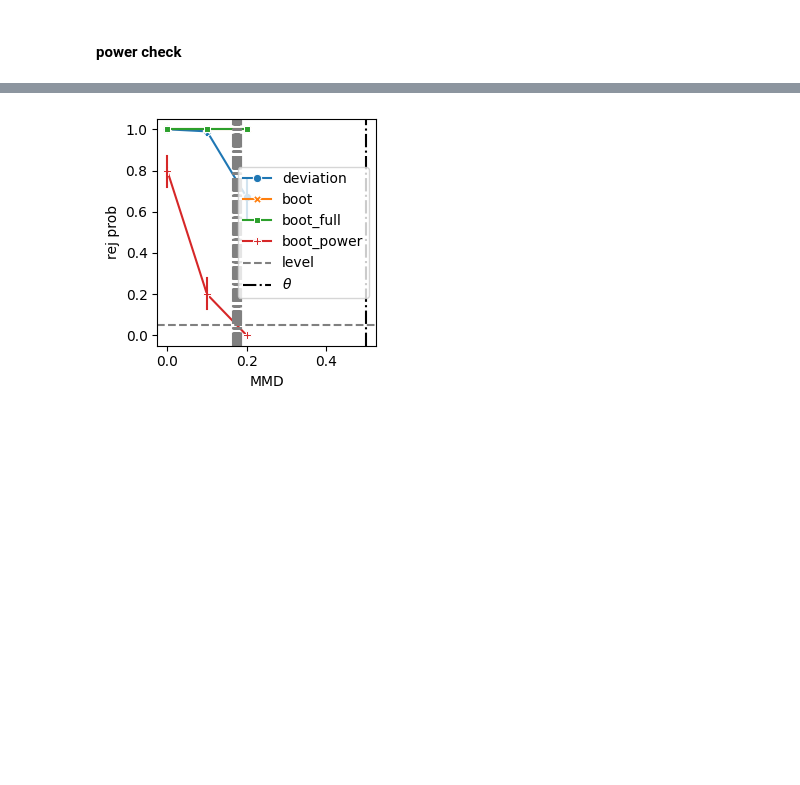
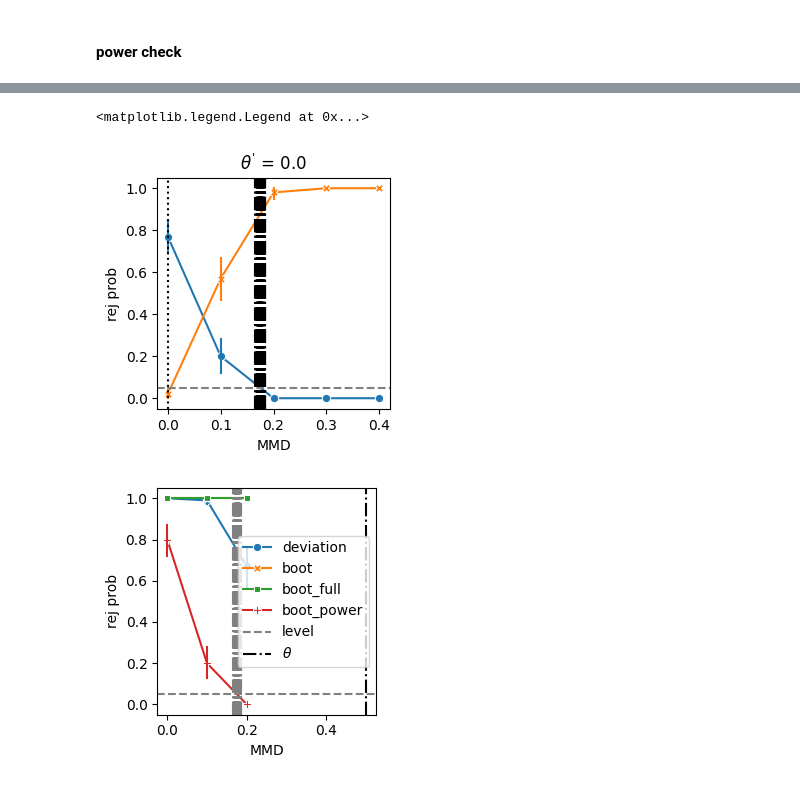
Before and after one commit to XingLLiu/robust-kernel-test, a Jupyter notebook: notebooks/reversed.ipynb, the cells around one changed output, grey strips where cells are left out. Saved outputs shown, nothing was run; the diff lists cells and outputs as text; code cells hidden in the pictures; blank space fills up the shorter version.

Commit message:
fix med heuristic initiation; correct bootstrap

```diff
--- a/notebooks/reversed.ipynb
+++ b/notebooks/reversed.ipynb
@@ -591,3 +629,6 @@ plt.tight_layout()
 # %%
 # import pickle
 # pickle.dump(res_power, open("../res/reversed/res_power.pkl", "wb"))
+# %%
+xx = data_power["Xs_ls"][0][0]
+kk = kernels.RBF(med_heuristic=True, X=xx, Y=xx)
@@ -593,0 +637,7 @@ plt.tight_layout()
+# %%
+np.random.seed(2024)
+
+res_power_orig = mmd_experiment(
+    kernels.RBF, data_power["Xs_ls"], data_power["Ys_ls"], theta=theta, keys=keys,
+    beta=0.2, quantiles=data_power["quantiles"], method="original"
+)
@@ -594,3 +650,42 @@ plt.tight_layout()
+# %%
+fig, ax = plt.subplots(nrows=1, ncols=1, figsize=(3, 3))
+
+tt = theta_prime_ls[0]
+rr = res_power[tt]
+
+names = ["boot_power"]
+rej_df = {"rej": [], "method": [], "xaxis": []}
+for nn in names:
+    for kk in keys:
+        rej_ls = rr[kk][nn]["rej"]
+        rej_df["rej"] = rej_df["rej"] + rej_ls
+        rej_df["method"] = rej_df["method"] + [nn] * len(rej_ls)
+        rej_df["xaxis"] = rej_df["xaxis"] + [kk] * len(rej_ls)
+
+nn = "original"
+for kk in keys:
+    rej_ls = res_power_orig[kk][nn]["rej"]
+    rej_df["rej"] = rej_df["rej"] + rej_ls
+    rej_df["method"] = rej_df["method"] + [nn] * len(rej_ls)
+    rej_df["xaxis"] = rej_df["xaxis"] + [kk] * len(rej_ls)
+
+rej_df = pd.DataFrame(rej_df)
+
+sns.lineplot(ax=ax, data=rej_df, x="xaxis", y="rej", hue="method", style="method", markers=True, dashes=False, err_style="bars")
+ax.axhline(0.05, color="grey", linestyle="--", label="level")
+for xx in rr[keys[0]]["boot_power"]["theta"]:
+    ax.axvline(xx, color="k", linestyle="-.")
+ax.axvline(tt, color="k", linestyle=":")
+# ax.set_xscale("log")
+ax.set_ylim(-0.05, 1.05)
+ax.set_xlabel("MMD")
+ax.set_ylabel("rej prob")
+ax.set_title(rf"$\theta^'$ = {tt}")
+ax.legend()
+ax.legend([],[], frameon=False)
+# %% [output]
+<matplotlib.legend.Legend at 0x...>
+[figure, added]
 # %%
 figs, axes = plt.subplots(nrows=1, ncols=1, figsize=(3, 3))
 
```
Also changed, not shown: parts of 7 cells of this notebook, 2 other files.
